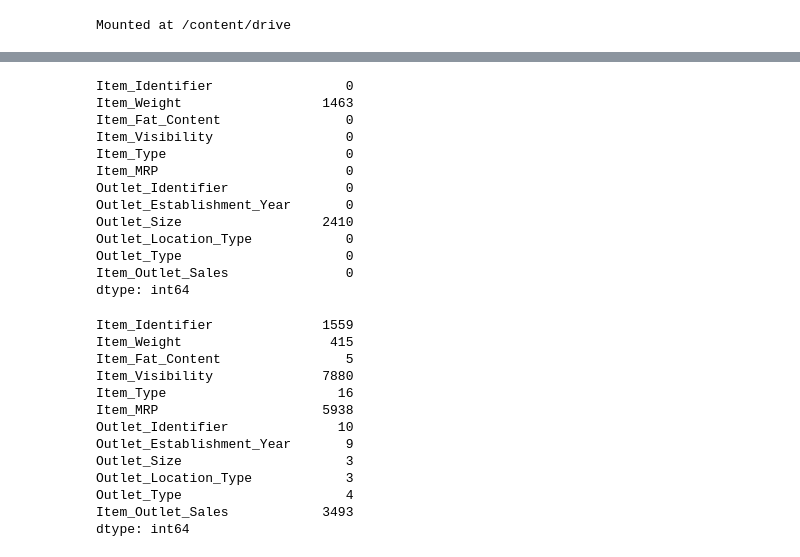
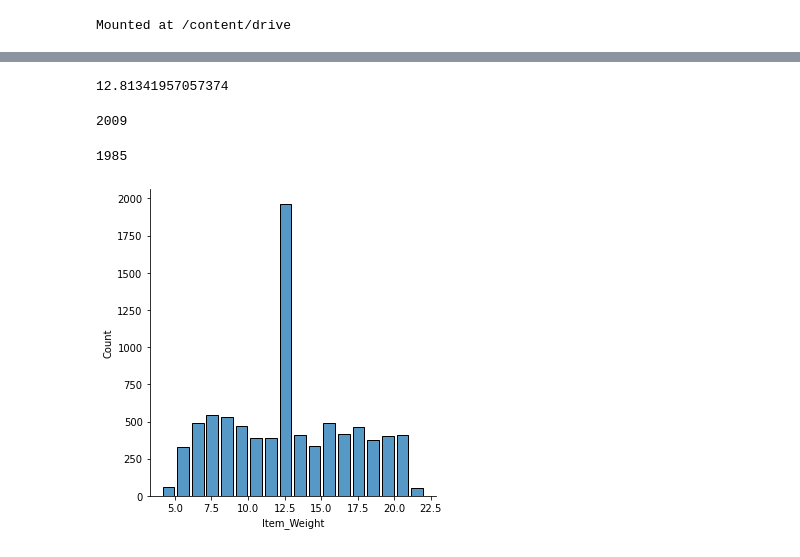
Before and after one commit to gitAlhajji/sales-prediction, a Jupyter notebook: Project1.ipynb, the cells around one changed output, grey strips where cells are left out. Drawn from its saved outputs; the diff is of its cells as text; code cells hidden in the pictures.

Commit message:
Project 1 part 3 - visualizing the data

```diff
--- a/Project1.ipynb
+++ b/Project1.ipynb
@@ -8,5 +15,5 @@ Mounted at /content/drive
 # %%
-import pandas as pd
-data = '/content/sales_predictions.csv'
-df = pd.read_csv(data)
+#Generating a dataframe from the provided dataset
+dataset = '/content/sales_predictions.csv'
+df = pd.read_csv(dataset)
 df.head()
@@ -19,0 +78,10 @@ df.head()
+# %%
+'''
+Filling the Outlet_Size records without data with 'missing', so that we do not lose data about the outlet.
+We need to keep all data about the outlet because it might be important in predicting the sales of the respective outlets
+'''
+
+df['Outlet_Size'].fillna('Missing', inplace=True)
+
+#Checking if the records have been filled
+df.isna().sum()
@@ -19,0 +102,8 @@ df.head()
+# %%
+'''
+Filling the Item_Weight records without data with the median weight.
+We need to keep all data about the outlet because it might be important in predicting the sales of the respective outlets
+'''
+mode_weight = df['Item_Weight'].median()
+df['Item_Weight'].fillna(mode_weight, inplace=True)
+df.isna().sum()
@@ -58,32 +146,23 @@ df.duplicated().sum()
-# %%
-df.isna().sum()
-# %% [output]
-Item_Identifier                 0
-Item_Weight                  1463
-Item_Fat_Content                0
-Item_Visibility                 0
-Item_Type                       0
-Item_MRP                        0
-Outlet_Identifier               0
-Outlet_Establishment_Year       0
-Outlet_Size                  2410
-Outlet_Location_Type            0
-Outlet_Type                     0
-Item_Outlet_Sales               0
-dtype: int64
-# %%
-df.nunique()
-# %% [output]
-Item_Identifier              1559
-Item_Weight                   415
-Item_Fat_Content                5
-Item_Visibility              7880
-Item_Type                      16
-Item_MRP                     5938
-Outlet_Identifier              10
-Outlet_Establishment_Year       9
-Outlet_Size                     3
-Outlet_Location_Type            3
-Outlet_Type                     4
-Item_Outlet_Sales            3493
-dtype: int64
+# %%
+#Finding the mean of the weights of the items sold
+avg_items_weight = df['Item_Weight'].mean()
+avg_items_weight
+# %% [output]
+12.81341957057374
+# %%
+#Finding the year when the newest sales point was established
+latest_est_year = df['Outlet_Establishment_Year'].max()
+latest_est_year
+# %% [output]
+2009
+# %%
+#Finding the year when the oldest sales point was established
+earliest_est_year = df['Outlet_Establishment_Year'].min()
+earliest_est_year
+# %% [output]
+1985
+# %%
+#Distribution of item weights
+sns.displot(df, x="Item_Weight", bins=10,discrete=True, shrink=.8)
+# %% [output]
+[figure, added]
```
Also changed, not shown: parts of 14 cells of this notebook.
